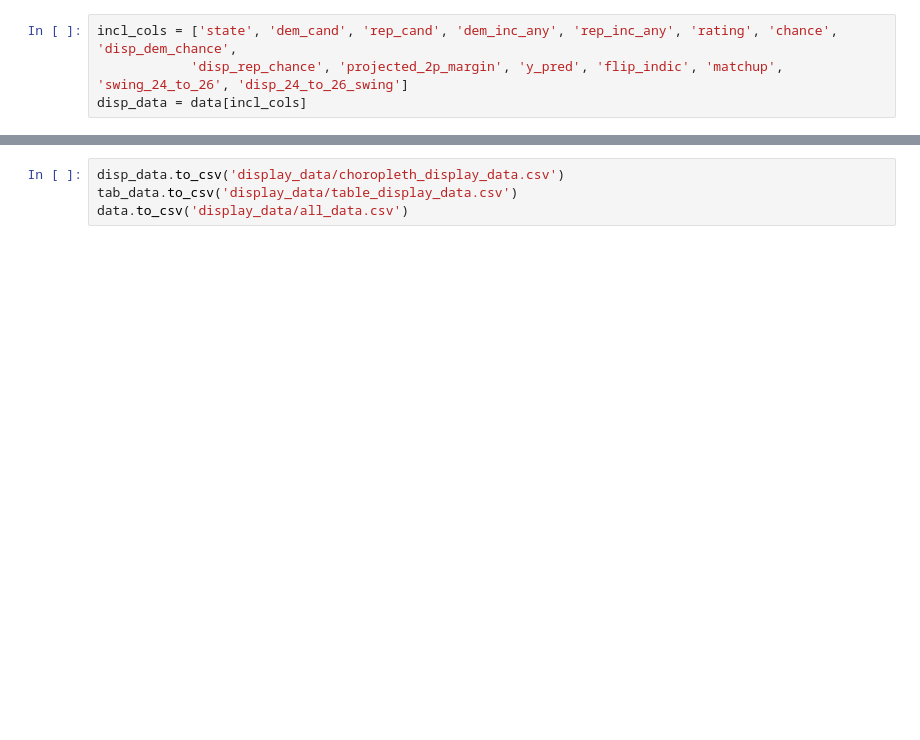
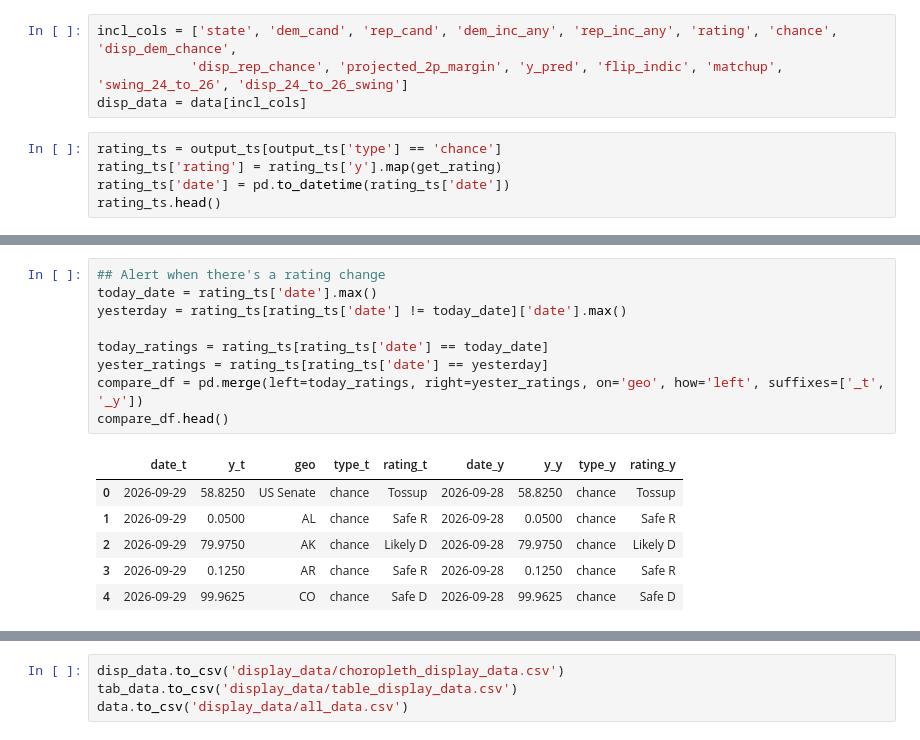
Before and after one commit to Hackquantumcpp/snoutcounter-midterms-2026-model, a Jupyter notebook: prediction/senate/05bS-postprocessing-py.ipynb, the cells around one changed output, grey strips where cells are left out. Saved outputs shown, nothing was run; the diff lists cells and outputs as text; blank space fills up the shorter version.

```diff
--- a/prediction/senate/05bS-postprocessing-py.ipynb
+++ b/prediction/senate/05bS-postprocessing-py.ipynb
@@ -392,3 +395,8 @@ summary_stats
 incl_cols = ['state', 'dem_cand', 'rep_cand', 'dem_inc_any', 'rep_inc_any', 'rating', 'chance', 'disp_dem_chance',
             'disp_rep_chance', 'projected_2p_margin', 'y_pred', 'flip_indic', 'matchup', 'swing_24_to_26', 'disp_24_to_26_swing']
 disp_data = data[incl_cols]
+# %%
+rating_ts = output_ts[output_ts['type'] == 'chance']
+rating_ts['rating'] = rating_ts['y'].map(get_rating)
+rating_ts['date'] = pd.to_datetime(rating_ts['date'])
+rating_ts.head()
@@ -394,0 +410,16 @@ disp_data = data[incl_cols]
+# %%
+## Alert when there's a rating change
+today_date = rating_ts['date'].max()
+yesterday = rating_ts[rating_ts['date'] != today_date]['date'].max()
+
+today_ratings = rating_ts[rating_ts['date'] == today_date]
+yester_ratings = rating_ts[rating_ts['date'] == yesterday]
+compare_df = pd.merge(left=today_ratings, right=yester_ratings, on='geo', how='left', suffixes=['_t', '_y'])
+compare_df.head()
+# %% [output]
+|  | date_t | y_t | geo | type_t | rating_t | date_y | y_y | type_y | rating_y |
+| 0 | 2026-09-29 | 58.8250 | US Senate | chance | Tossup | 2026-09-28 | 58.8250 | chance | Tossup |
+| 1 | 2026-09-29 | 0.0500 | AL | chance | Safe R | 2026-09-28 | 0.0500 | chance | Safe R |
+| 2 | 2026-09-29 | 79.9750 | AK | chance | Likely D | 2026-09-28 | 79.9750 | chance | Likely D |
+| 3 | 2026-09-29 | 0.1250 | AR | chance | Safe R | 2026-09-28 | 0.1250 | chance | Safe R |
+| 4 | 2026-09-29 | 99.9625 | CO | chance | Safe D | 2026-09-28 | 99.9625 | chance | Safe D |
```
Also changed, not shown: parts of 10 cells of this notebook, 45 other files.
